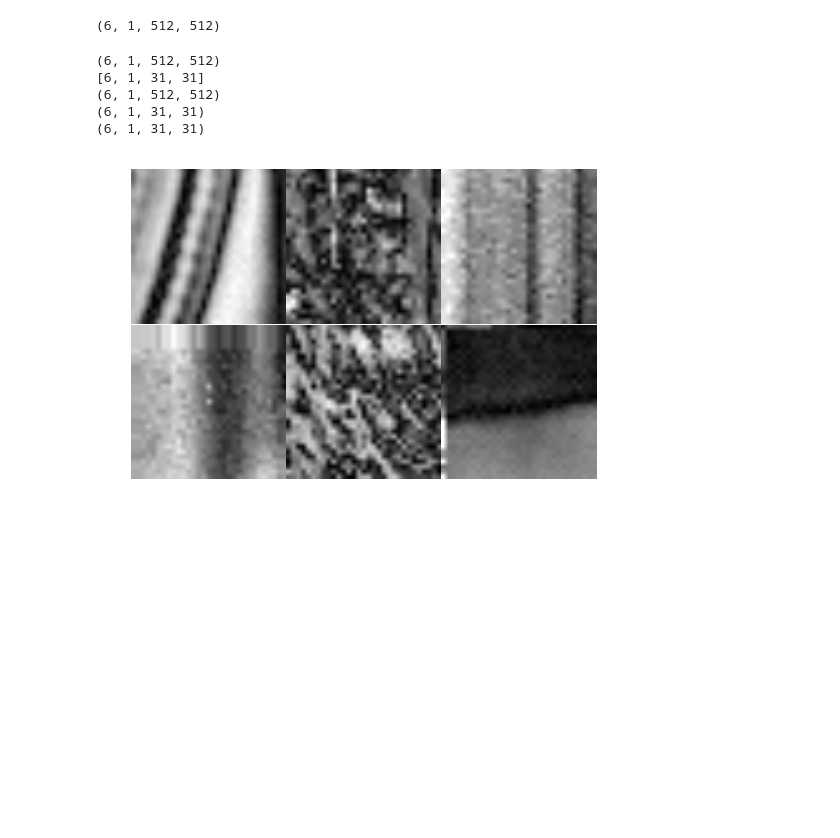
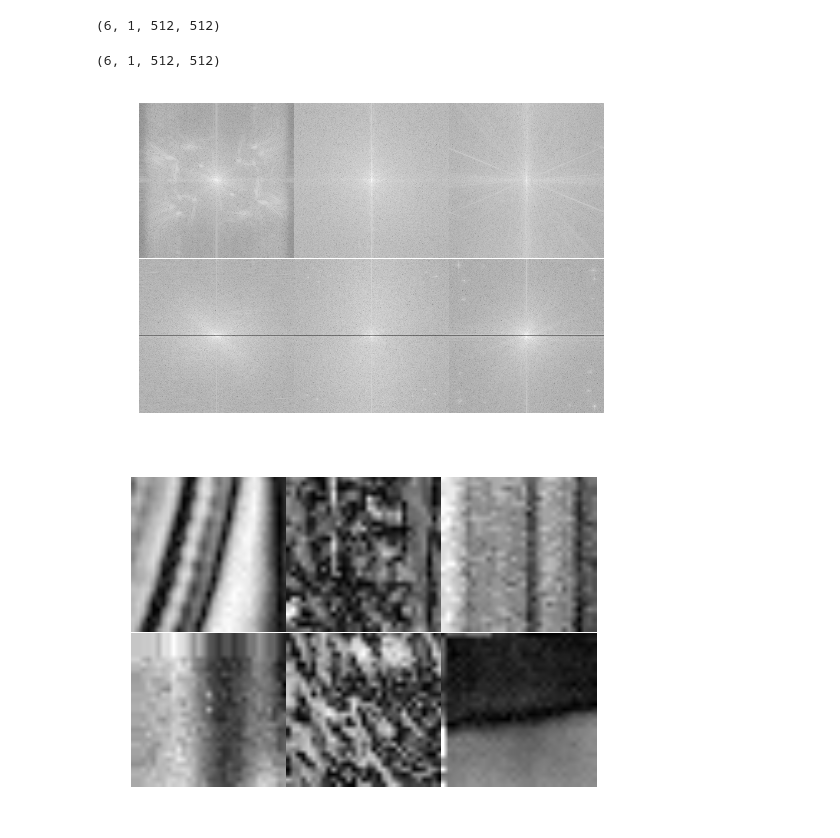
Before and after one commit to tmquan/tensorflowCSC, a Jupyter notebook: ConvolutionalSparseCodingADMM_Layer.ipynb, the cells around one changed output. Saved outputs shown, nothing was run; the diff lists cells and outputs as text; code cells hidden in the pictures; blank space fills up the shorter version.

Commit message:
Test Boundary crop fixed

```diff
--- a/ConvolutionalSparseCodingADMM_Layer.ipynb
+++ b/ConvolutionalSparseCodingADMM_Layer.ipynb
@@ -96,9 +96,6 @@ def bndcrop(tensor, newshape):
                     0:newshape[1],
                     0:newshape[2],
                     0:newshape[3]]
-    print newshape
-    print tensor.get_shape()
-    print result.get_shape()
     return result
     pass
 ##################################################################################
@@ -240,7 +237,6 @@ class ConvSparseCodingLayer:
             np_freq = sess.run(freq) # Return the numpy array of frequency
 
         np_ampl = np.log(np.abs(np_freq))
-        print np_ampl.shape
         plt.figure()
         for i in range(6):
             plt.subplot(2,3,i+1) # Index of subplot is +1
@@ -252,38 +248,33 @@ class ConvSparseCodingLayer:
         """Construction"""
         source = tf.convert_to_tensor(S_processed.astype(np.complex64))
         print source.get_shape()
-        #source = tf.placeholder(tf.complex64)
         result = bndcrop(source, newshape=[6, 1, 31, 31])
         """Execution"""
         with tf.Session() as sess:
             # Initializing the variables
             init = sess.run(tf.global_variables_initializer())
             np_source = sess.run(source) # Return the numpy array of data
             np_result = sess.run(result) # Return the numpy array of frequency
 
         np_result = np.abs(np_result)
-        print np_result.shape
         plt.figure()
         for i in range(6):
             plt.subplot(2,3,i+1) # Index of subplot is +1
             plt.axis('off')
             plt.imshow(np.squeeze(np_result[i,0,:,:]))
         plt.subplots_adjust(left=None, bottom=None, right=None, top=None, wspace=0.0, hspace=0.01)
     ##################################################################################
     def testZeroPadding():
         pass
 
 
 ## Debug
 # Construction
 layer = ConvSparseCodingLayer(_, S_processed)
-#layer.testFourierTransform()
+layer.testFourierTransform()
 layer.testBoundaryCrop()
 layer.run()
 # %% [output]
 (6, 1, 512, 512)
-[6, 1, 31, 31]
-(6, 1, 512, 512)
-(6, 1, 31, 31)
-(6, 1, 31, 31)
-[figure, old version]
+[figure, new version]
+[figure, added]
```
